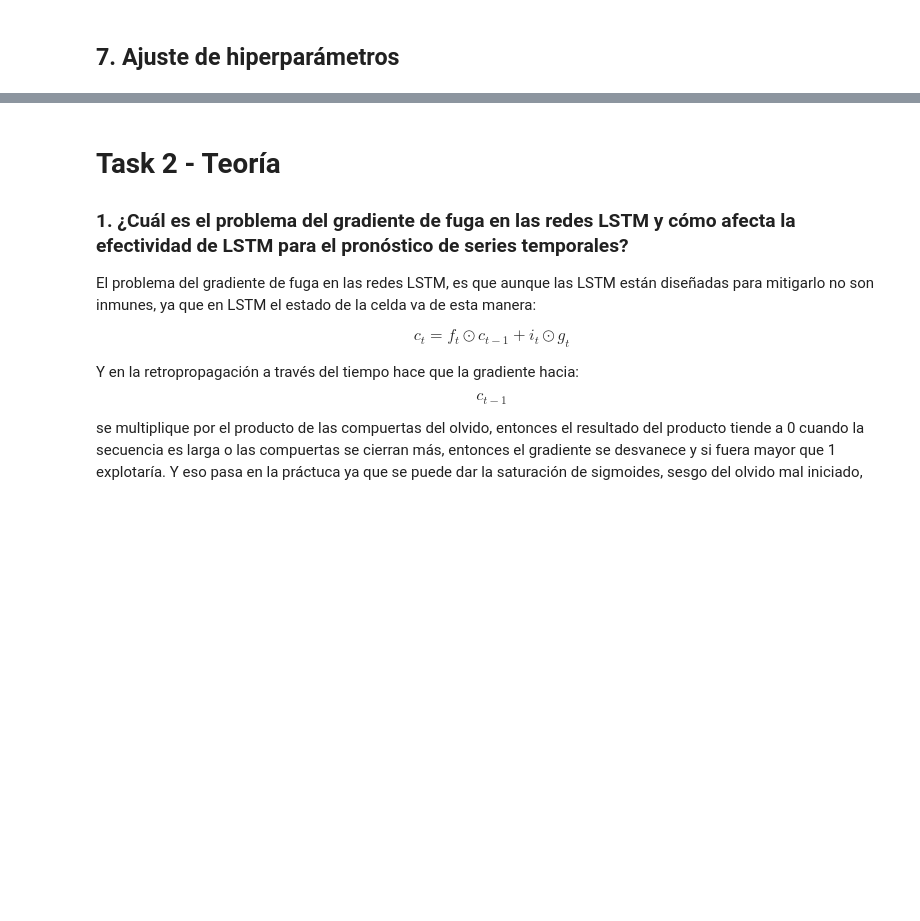
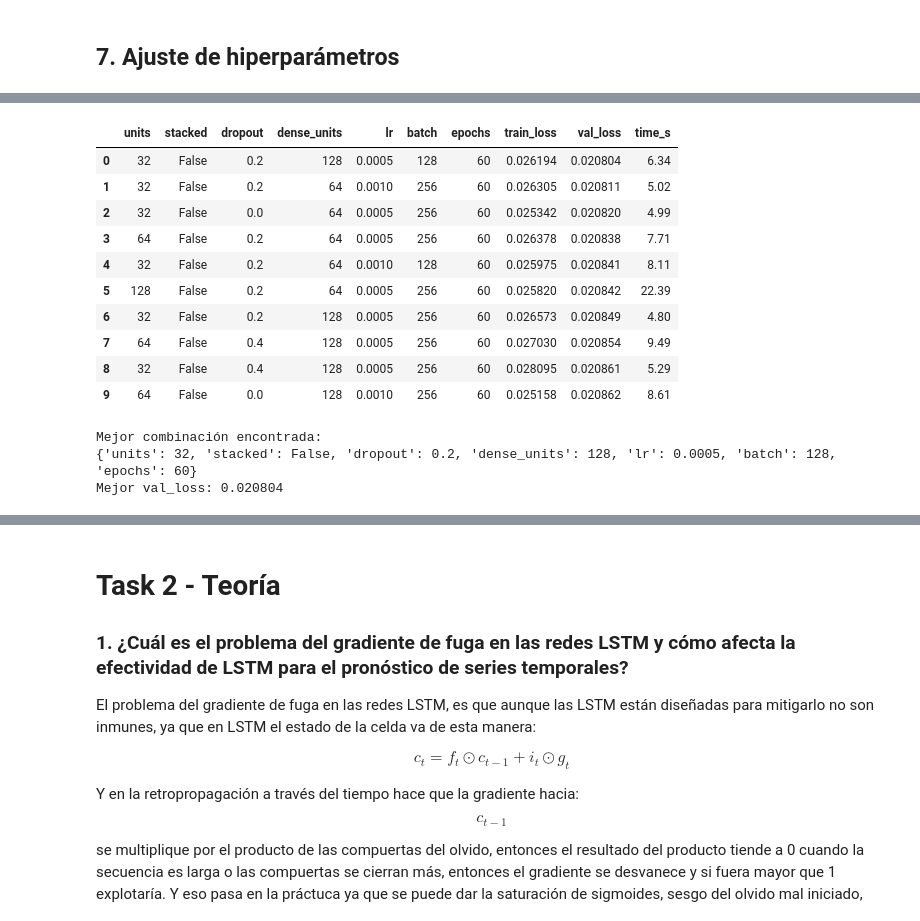
Before and after one commit to angelargd8/lab8-deep, a Jupyter notebook: main.ipynb, the cells around one changed output, grey strips where cells are left out. Drawn from its saved outputs; the diff is of its cells as text; code cells hidden in the pictures; blank space fills up the shorter version.

```diff
--- a/main.ipynb
+++ b/main.ipynb
@@ -229,0 +257,64 @@ Los resultados del modelo indican un desempeño bastante bueno en términos de e
+# %%
+import itertools, time
+
+param_grid = {
+    "units": [32, 64, 128],
+    "stacked": [False, True],
+    "dropout": [0.0, 0.2, 0.4],
+    "dense_units": [64, 128],
+    "lr": [1e-3, 5e-4],
+    "batch": [128, 256],
+    "epochs": [60],
+}
+
+keys = list(param_grid.keys())
+combos = list(itertools.product(*[param_grid[k] for k in keys]))
+
+results = []
+print(f"Probando {len(combos)} combinaciones...")
+
+best = {"val_loss": np.inf, "combo": None, "hist": None}
+
+for i, combo in enumerate(combos, 1):
+    params = dict(zip(keys, combo))
+    print(f"\n[{i}/{len(combos)}] {params}")
+
+    model = build_lstm_model(
+        units=params["units"],
+        stacked=params["stacked"],
+        dropout=params["dropout"],
+        dense_units=params["dense_units"],
+        lr=params["lr"],
+    )
+
+    t0 = time.time()
+    hist = model.fit(
+        X_train, y_train,
+        validation_data=(X_val, y_val),
+        epochs=params["epochs"],
+        batch_size=params["batch"],
+        callbacks=[es, rlr],
+        verbose=0
+    )
+    dt = time.time() - t0
+
+    val_loss = float(min(hist.history["val_loss"]))
+    train_loss = float(min(hist.history["loss"]))
+    results.append({
+        **params,
+        "train_loss": train_loss,
+        "val_loss": val_loss,
+        "time_s": round(dt, 2)
+    })
+
+    if val_loss < best["val_loss"]:
+        best = {"val_loss": val_loss, "combo": params, "hist": hist.history}
+
+# DataFrame con ranking de combinaciones
+hp_results = pd.DataFrame(results).sort_values("val_loss", ascending=True).reset_index(drop=True)
+display(hp_results.head(10))
+
+print("\nMejor combinación encontrada:")
+print(best["combo"])
+print(f"Mejor val_loss: {best['val_loss']:.6f}")
+# %% [output]
@@ -229,0 +338,14 @@ Los resultados del modelo indican un desempeño bastante bueno en términos de e
+|  | units | stacked | dropout | dense_units | lr | batch | epochs | train_loss | val_loss | time_s |
+| 0 | 32 | False | 0.2 | 128 | 0.0005 | 128 | 60 | 0.026194 | 0.020804 | 6.34 |
+| 1 | 32 | False | 0.2 | 64 | 0.0010 | 256 | 60 | 0.026305 | 0.020811 | 5.02 |
+| 2 | 32 | False | 0.0 | 64 | 0.0005 | 256 | 60 | 0.025342 | 0.020820 | 4.99 |
+| 3 | 64 | False | 0.2 | 64 | 0.0005 | 256 | 60 | 0.026378 | 0.020838 | 7.71 |
+| 4 | 32 | False | 0.2 | 64 | 0.0010 | 128 | 60 | 0.025975 | 0.020841 | 8.11 |
+| 5 | 128 | False | 0.2 | 64 | 0.0005 | 256 | 60 | 0.025820 | 0.020842 | 22.39 |
+| 6 | 32 | False | 0.2 | 128 | 0.0005 | 256 | 60 | 0.026573 | 0.020849 | 4.80 |
+| 7 | 64 | False | 0.4 | 128 | 0.0005 | 256 | 60 | 0.027030 | 0.020854 | 9.49 |
+| 8 | 32 | False | 0.4 | 128 | 0.0005 | 256 | 60 | 0.028095 | 0.020861 | 5.29 |
+| 9 | 64 | False | 0.0 | 128 | 0.0010 | 256 | 60 | 0.025158 | 0.020862 | 8.61 |
+Mejor combinación encontrada:
+{'units': 32, 'stacked': False, 'dropout': 0.2, 'dense_units': 128, 'lr': 0.0005, 'batch': 128, 'epochs': 60}
+Mejor val_loss: 0.020804
```
Also changed, not shown: parts of 7 cells of this notebook.
